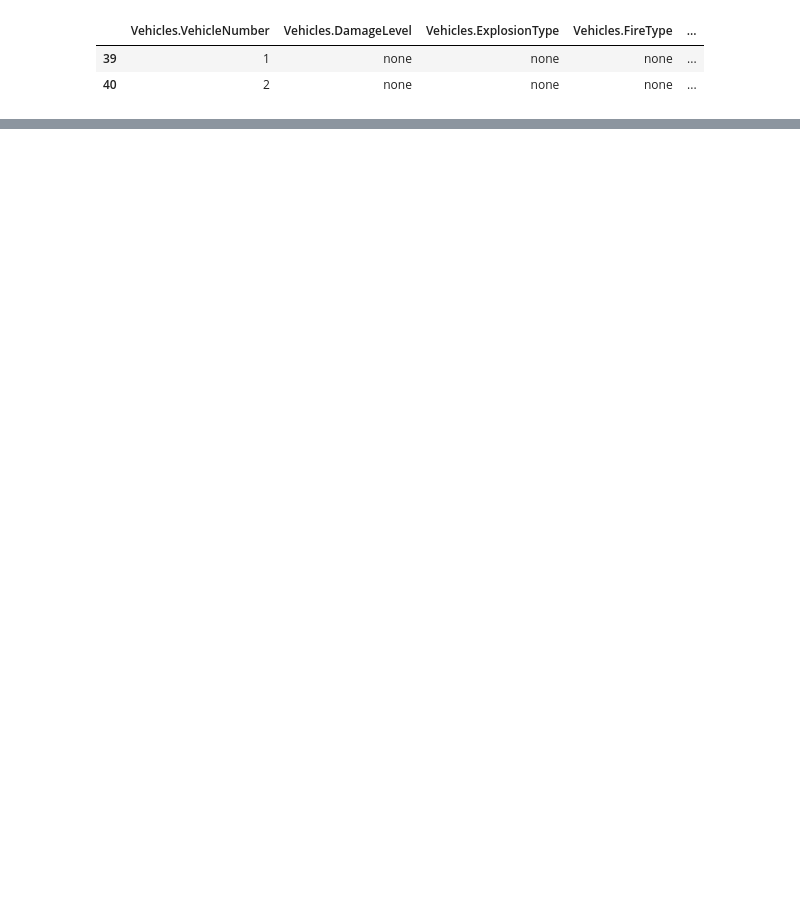
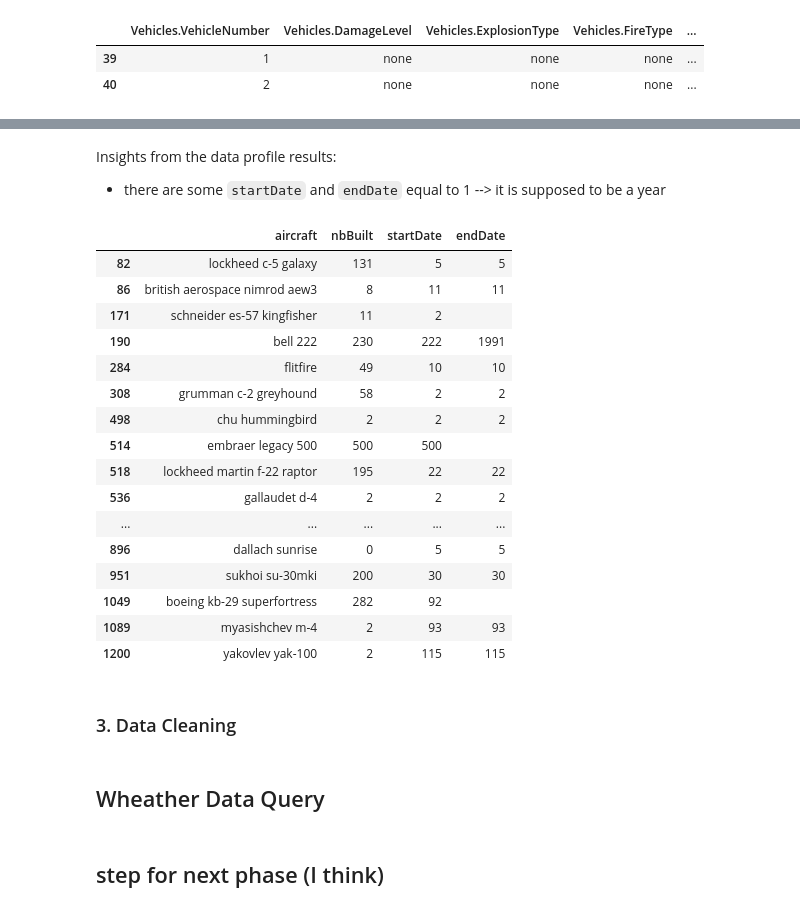
Before and after one commit to tratom/fcul-ipai-project, a Jupyter notebook: project.ipynb, the cells around one changed output, grey strips where cells are left out. Saved outputs shown, nothing was run; the diff lists cells and outputs as text; code cells hidden in the pictures; blank space fills up the shorter version.

```diff
--- a/project.ipynb
+++ b/project.ipynb
@@ -16 +20,7 @@ import requests
+# %%
+PATH = 'data_sources/'
+
+NTSB_DATA = 'ntsb-us-2003-2023.json'
+AIR_TRAFFIC_DATA = 'u-s-airline-traffic-data.csv'
+AIRCRAFT_DATA = 'aircraft_data.csv'
 # %% [markdown]
@@ -111,0 +164,23 @@ memory usage: 4.0+ MB
+# %%
+df_aircraft = pd.read_csv(PATH+AIRCRAFT_DATA, encoding='utf-8')
+
+print(f'\n--- Aircraft CSV loaded: {df_aircraft.shape[0]} rows, {df_aircraft.shape[1]} columns ---')
+
+# print(df_aircraft.info())
+
+# dropping unnecessary columns
+df_aircraft.drop(columns=['Unnamed: 0'], inplace=True)
+df_aircraft.drop(columns=['retired'], inplace=True)
+
+# make string values lowercase
+df_aircraft['aircraft'] = df_aircraft['aircraft'].str.lower()
+
+# Type Conversion
+df_aircraft['nbBuilt'] = pd.to_numeric(df_aircraft['nbBuilt'], errors='coerce').astype(int)
+df_aircraft['startDate'] = pd.to_numeric(df_aircraft['startDate'], errors='coerce').astype(int)
+df_aircraft['endDate'] = pd.to_numeric(df_aircraft['endDate'], errors='coerce').astype('Int64')  # Use 'Int64' for nullable integers
+
+print(df_aircraft.info())
+
+print('\n--- Saving filtered Aircraft DataFrame... ---')
+df_aircraft.to_pickle(PATH+'filtered/aircraft.pkl')
@@ -329,0 +369,30 @@ snow_depth: 0.02
+# %% [markdown]
+Insights from the data profile results:
+
+- there are some `startDate` and `endDate` equal to 1 --> it is supposed to be a year
+# %%
+df_filtered = df_aircraft[(df_aircraft['startDate'] < 1000) | (df_aircraft['endDate'] < 1000)]
+df_filtered.style.map(
+    lambda val: 'background-color: red' if val < 1000 else '',
+    subset=['startDate', 'endDate']
+)
+# %% [output]
+|  | aircraft | nbBuilt | startDate | endDate |
+| 82 | lockheed c-5 galaxy | 131 | 5 | 5 |
+| 86 | british aerospace nimrod aew3 | 8 | 11 | 11 |
+| 171 | schneider es-57 kingfisher | 11 | 2 |  |
+| 190 | bell 222 | 230 | 222 | 1991 |
+| 284 | flitfire | 49 | 10 | 10 |
+| 308 | grumman c-2 greyhound | 58 | 2 | 2 |
+| 498 | chu hummingbird | 2 | 2 | 2 |
+| 514 | embraer legacy 500 | 500 | 500 |  |
+| 518 | lockheed martin f-22 raptor | 195 | 22 | 22 |
+| 536 | gallaudet d-4 | 2 | 2 | 2 |
+| ... | ... | ... | ... | ... |
+| 896 | dallach sunrise | 0 | 5 | 5 |
+| 951 | sukhoi su-30mki | 200 | 30 | 30 |
+| 1049 | boeing kb-29 superfortress | 282 | 92 |  |
+| 1089 | myasishchev m-4 | 2 | 93 | 93 |
+| 1200 | yakovlev yak-100 | 2 | 115 | 115 |
+# %% [markdown]
+### 3. Data Cleaning
@@ -329,0 +401,2 @@ snow_depth: 0.02
+# %% [markdown]
+## Wheather Data Query
@@ -329,0 +517,2 @@ snow_depth: 0.02
+# %% [markdown]
+## step for next phase (I think)
```
Also changed, not shown: parts of 27 cells of this notebook, 9 other files.
